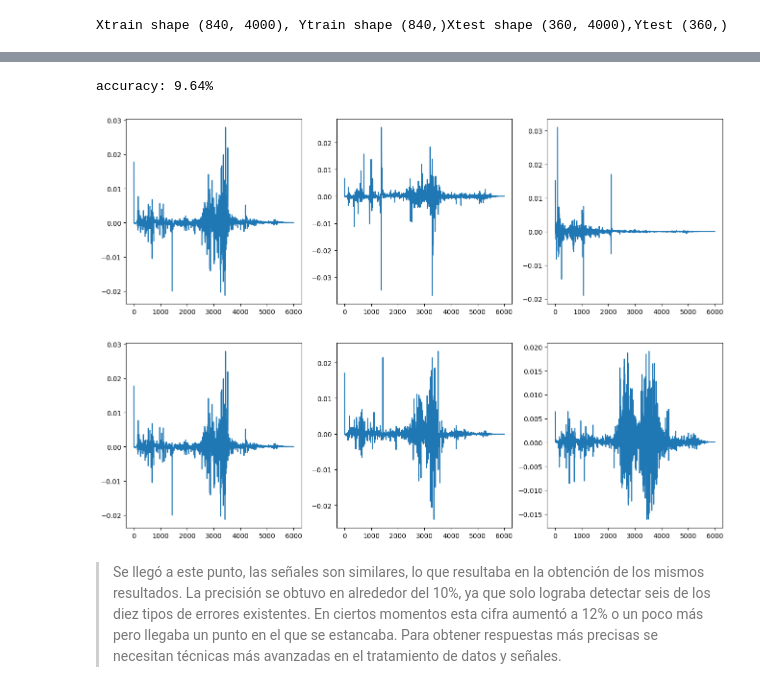
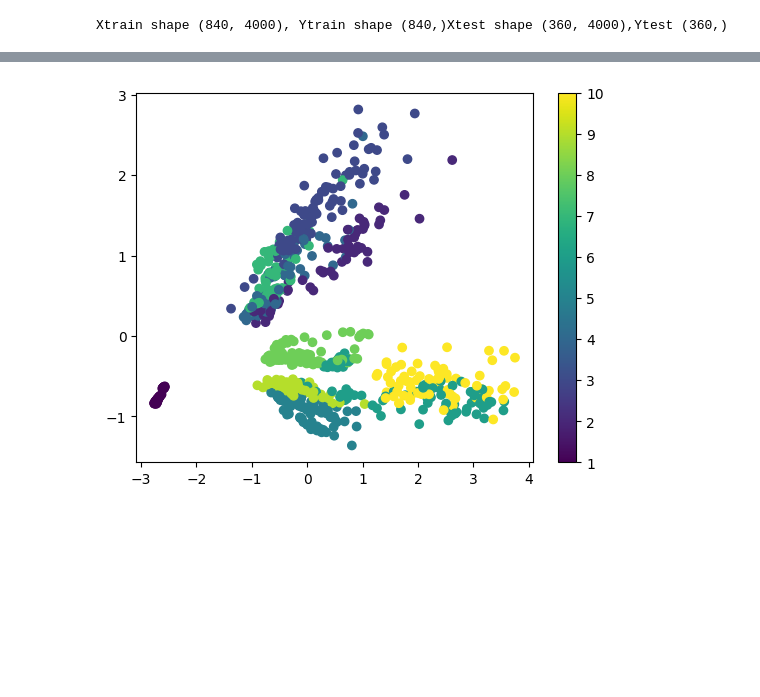
Before and after one commit to GabrielaRomoM/EjerciciosSYS-Phyton, a Jupyter notebook: PARCIAL2/3Puntoparcial.ipynb, the cells around one changed output, grey strips where cells are left out. Saved outputs shown, nothing was run; the diff lists cells and outputs as text; code cells hidden in the pictures; blank space fills up the shorter version.

```diff
--- a/PARCIAL2/3Puntoparcial.ipynb
+++ b/PARCIAL2/3Puntoparcial.ipynb
@@ -92,7 +79,7 @@ Text(0.5, 1.0, 'Gráfica en tiempo')
 # %%
 #Cálculo de las transformadas rapidas de Fourier (FFT)
-vf = np.fft.rfftfreq(Xtrain.shape[1],1/Fs) #vector frecuencias para Xtrain
-Xw = np.fft.rfft(Xtrain) # FFT de Xtrain
+vf = np.fft.rfftfreq(Xtrain.shape[1],1/Fs) #vector tiempo frecuencias para Xtrain
+Xw = abs(np.fft.rfft(Xtrain)) # FFT de Xtrain
 
-vf2 = np.fft.rfftfreq(Xtest.shape[1],1/Fs) #Vector frecuencias para Xtest
-Xw2 = np.fft.rfft(Xtest) # FFT de Xtest
+vf2 = np.fft.rfftfreq(Xtest.shape[1],1/Fs) #Vector tiempo frecuencias para Xtest
+Xw2 = abs(np.fft.rfft(Xtest)) # FFT de Xtest
@@ -110,4 +85,0 @@ Text(0.5, 1.0, 'Gráfica en frecuencia')
-# %%
-#Normalizacion de las señales
-Xw = Xw/np.sqrt(np.sum(Xw**2))
-Xw2 = Xw2/np.sqrt(np.sum(Xw2**2))
@@ -180,39 +86,13 @@ WARNING:tensorflow:You are casting an input of type complex128 to an incompatibl
-# %%
-binary_predictions = (predictions > scores[1]*100).astype(int)
-#print (binary_predictions)
-print("\n%s: %.2f%%" % (model.metrics_names[1], scores[1]*100))
-# %% [output]
-accuracy: 9.64%
-# %%
-plt.figure(figsize=(16,5))
-
-plt.subplot(131)
-plt.plot(vf,Xw[71]) #fallo 6
-
-plt.subplot(132)
-plt.plot(vf,Xw[57]) #fallo 6
-
-plt.subplot(133) #fallo 9
-plt.plot(vf,Xw[95])
-
-plt.show()
-# %% [output]
-[figure, removed]
-# %%
-plt.figure(figsize=(16,5))
-
-plt.subplot(131)
-plt.plot(vf,Xw[71]) #fallo 6
-
-plt.subplot(132)
-plt.plot(vf,Xw[76]) #fallo 9
-
-plt.subplot(133) #fallo 9
-plt.plot(vf,Xw[78])
-
-plt.show()
-# %% [output]
-[figure, removed]
-# %% [markdown]
-
-> Se llegó a este punto, las señales son similares, lo que resultaba en la obtención de los mismos resultados. La precisión se obtuvo en alrededor del 10%, ya que solo lograba detectar seis de los diez tipos de errores existentes. En ciertos momentos esta cifra aumentó a 12% o un poco más pero llegaba un punto en el que se estancaba. Para obtener respuestas más precisas se necesitan técnicas más avanzadas en el tratamiento de datos y señales.
+# %%
+#graficar espectro para clases representativas
+sca_ = MinMaxScaler()
+Xw_ = sca_.fit_transform(Xw.T).T
+#red = TSNE(perplexity = 15,n_components=2,random_state=123,learning_rate='auto',init='pca')
+red = PCA(n_components=2)
+Z = red.fit_transform(Xw_)
+
+plt.scatter(Z[:,0],Z[:,1],c=Ytrain, label='Xtrain')
+plt.colorbar()
+plt.show()
+# %% [output]
+[figure, added]
```
Also changed, not shown: parts of 17 cells of this notebook.
